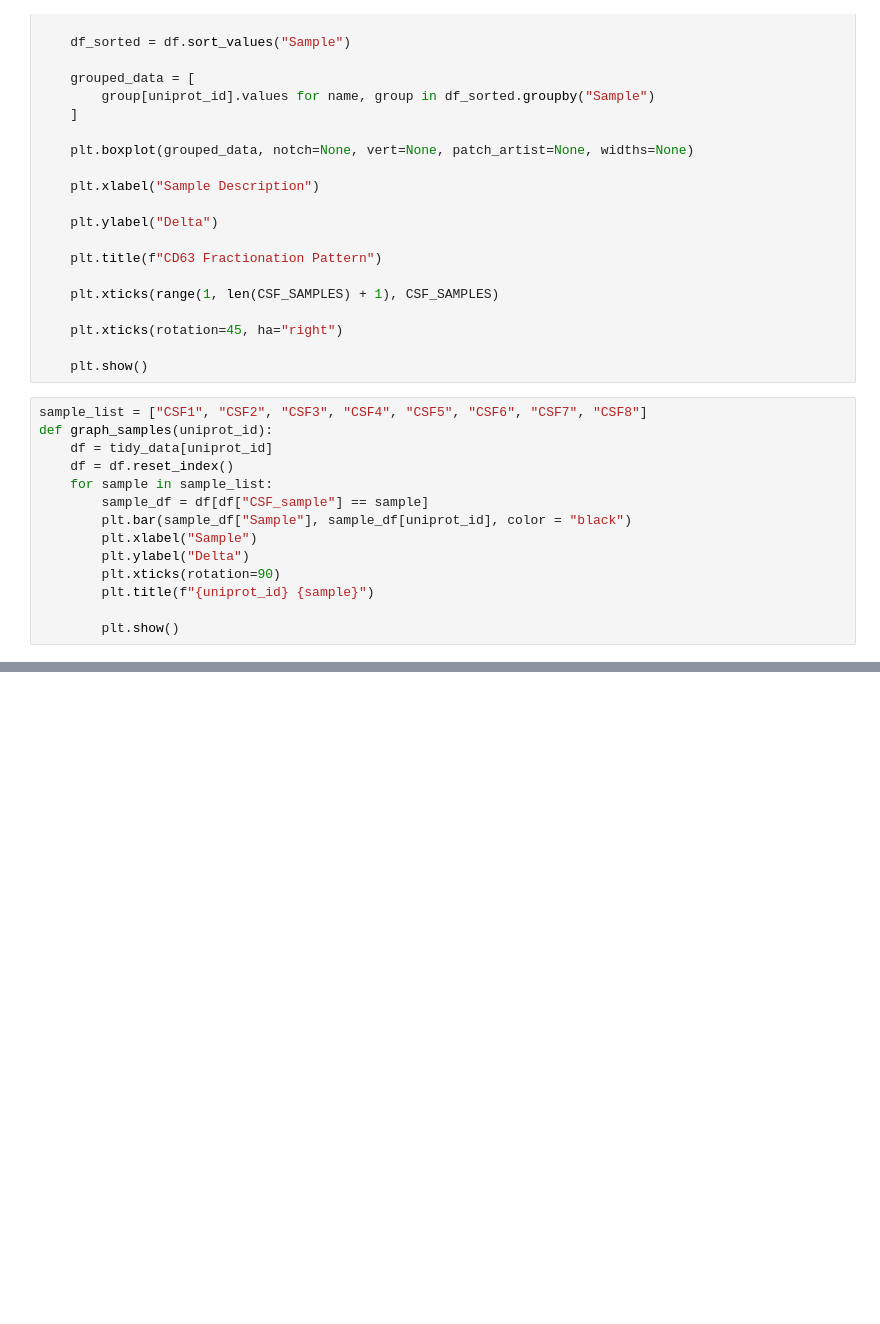
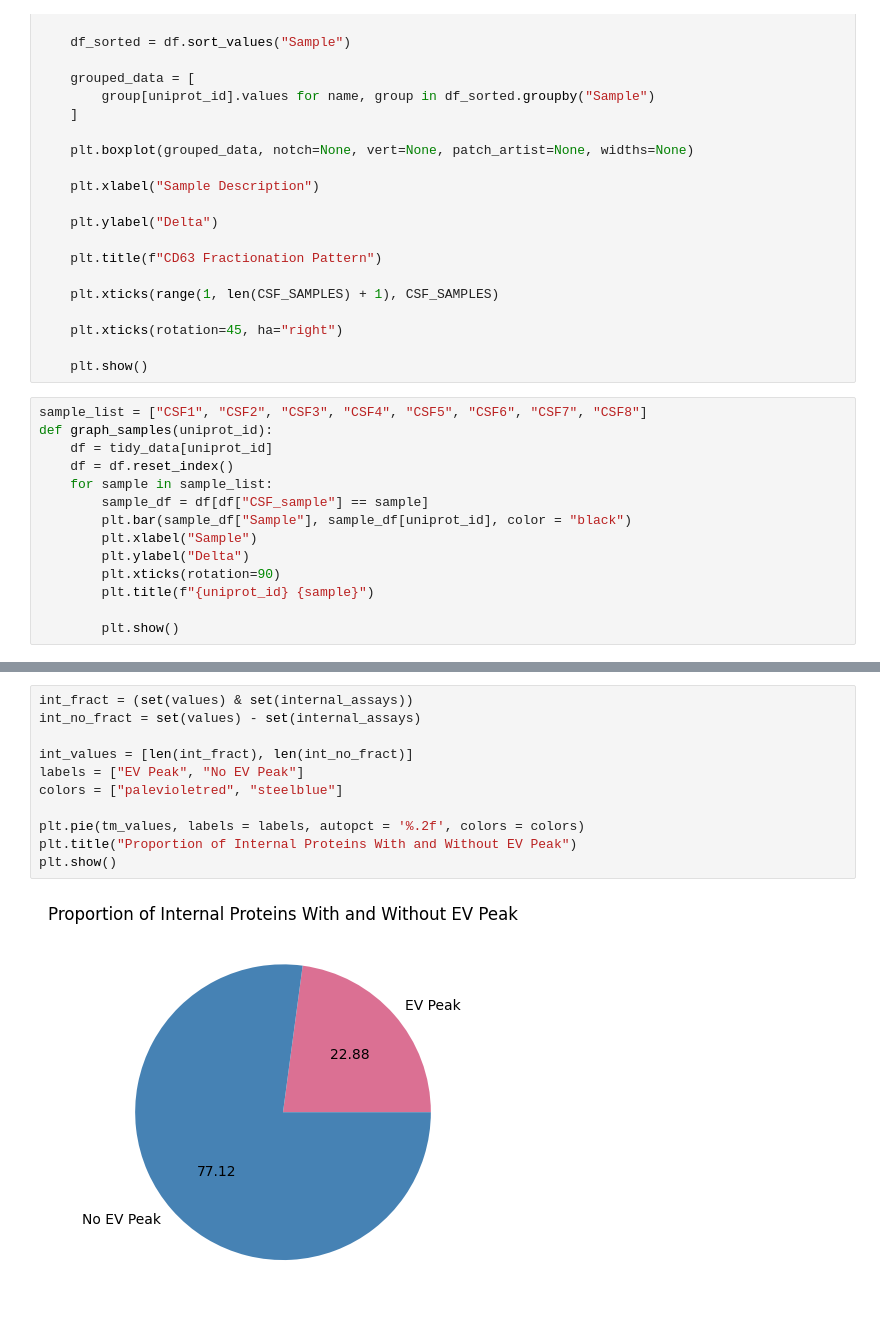
Before and after one commit to Walt-Lab/bdev_mass_spec, a Jupyter notebook: 10_analysis.ipynb, the cells around one changed output, grey strips where cells are left out. Cells and saved outputs as stored; diff of their text form; blank space fills up the shorter version.

```diff
--- a/10_analysis.ipynb
+++ b/10_analysis.ipynb
@@ -801,0 +752,13 @@ graph_samples("P08962")
+# %%
+int_fract = (set(values) & set(internal_assays))
+int_no_fract = set(values) - set(internal_assays)
+
+int_values = [len(int_fract), len(int_no_fract)]
+labels = ["EV Peak", "No EV Peak"]
+colors = ["palevioletred", "steelblue"]
+
+plt.pie(tm_values, labels = labels, autopct = '%.2f', colors = colors)
+plt.title("Proportion of Internal Proteins With and Without EV Peak")
+plt.show()
+# %% [output]
+[figure, added]
```
Also changed, not shown: parts of 17 cells of this notebook, 26 other files.
